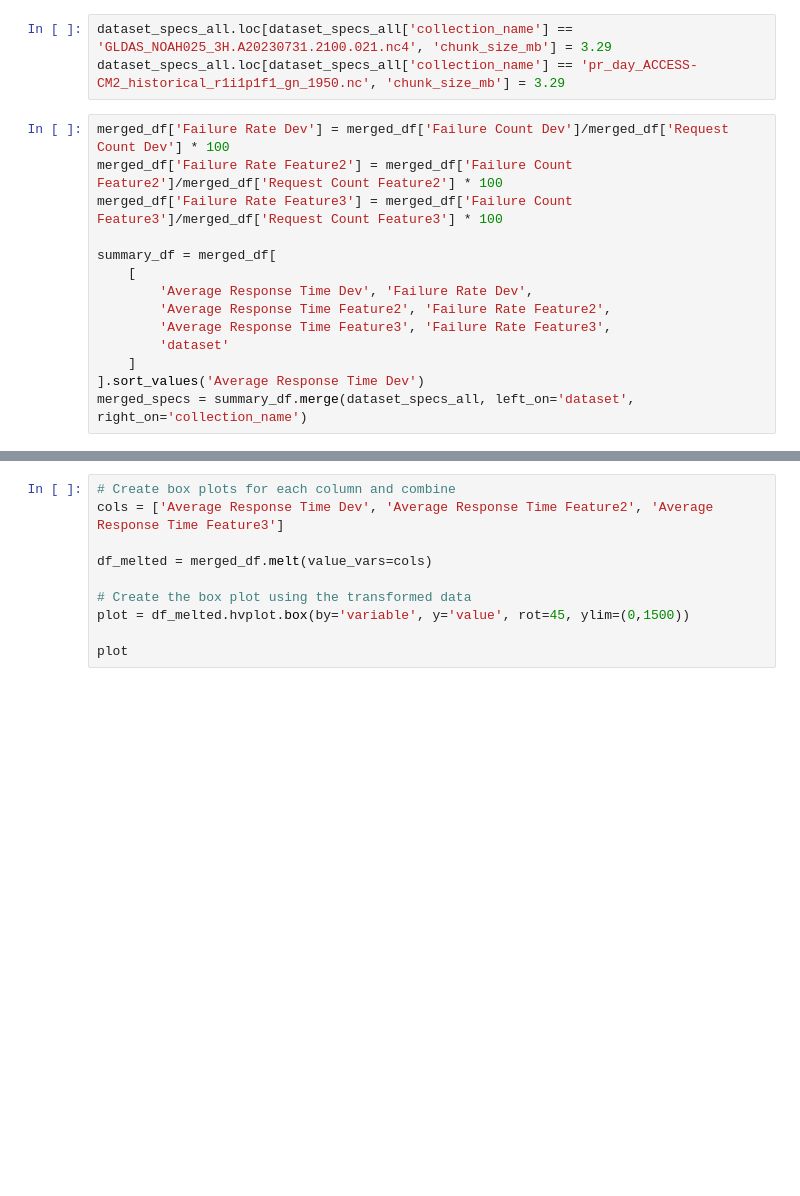
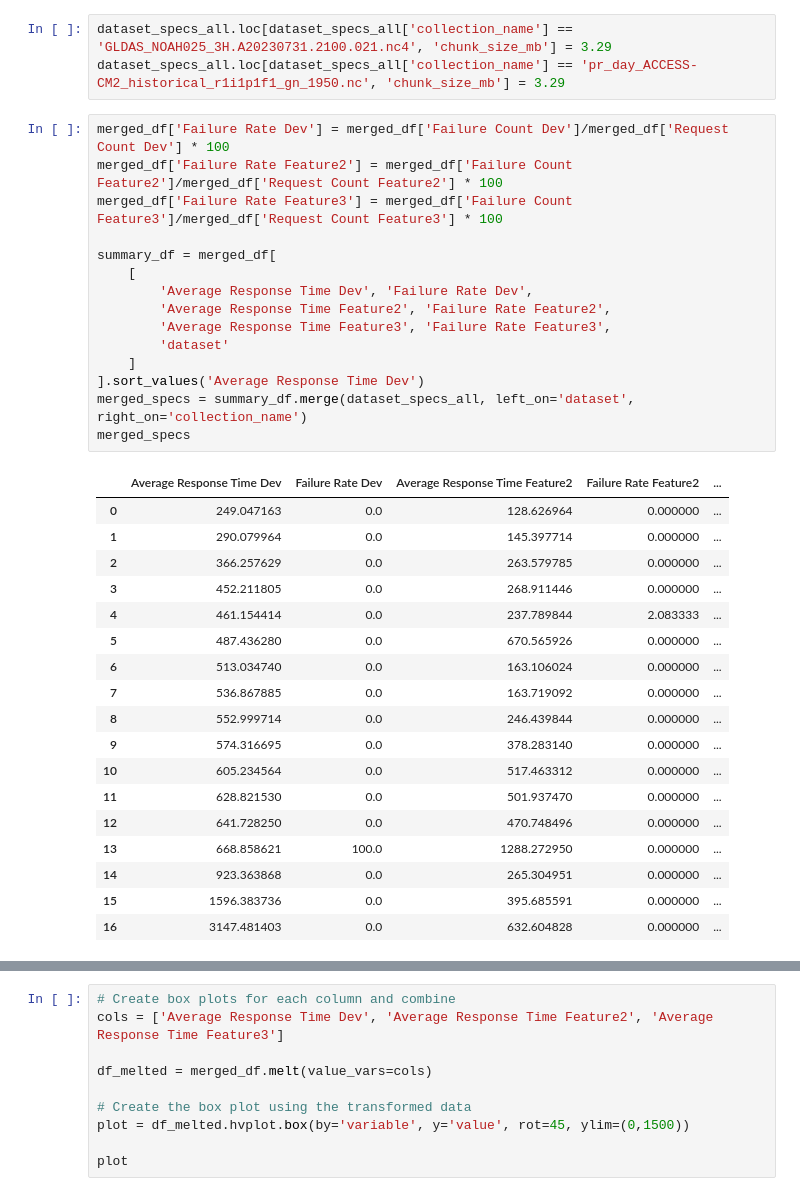
Before and after one commit to developmentseed/tile-benchmarking, a Jupyter notebook: 03-e2e/caching-strategies-report.ipynb, the cells around one changed output, grey strips where cells are left out. Cells and saved outputs as stored; diff of their text form; blank space fills up the shorter version.

```diff
--- a/03-e2e/caching-strategies-report.ipynb
+++ b/03-e2e/caching-strategies-report.ipynb
@@ -368,15 +365,35 @@ dataset_specs_all.loc[dataset_specs_all['collection_name'] == 'pr_day_ACCESS-CM2
 # %%
 merged_df['Failure Rate Dev'] = merged_df['Failure Count Dev']/merged_df['Request Count Dev'] * 100
 merged_df['Failure Rate Feature2'] = merged_df['Failure Count Feature2']/merged_df['Request Count Feature2'] * 100
 merged_df['Failure Rate Feature3'] = merged_df['Failure Count Feature3']/merged_df['Request Count Feature3'] * 100
 
 summary_df = merged_df[
     [
         'Average Response Time Dev', 'Failure Rate Dev',
         'Average Response Time Feature2', 'Failure Rate Feature2',
         'Average Response Time Feature3', 'Failure Rate Feature3',
         'dataset'
     ]
 ].sort_values('Average Response Time Dev')
 merged_specs = summary_df.merge(dataset_specs_all, left_on='dataset', right_on='collection_name')
+merged_specs
+# %% [output]
+|  | Average Response Time Dev | Failure Rate Dev | Average Response Time Feature2 | Failure Rate Feature2 | ... |
+| 0 | 249.047163 | 0.0 | 128.626964 | 0.000000 | ... |
+| 1 | 290.079964 | 0.0 | 145.397714 | 0.000000 | ... |
+| 2 | 366.257629 | 0.0 | 263.579785 | 0.000000 | ... |
+| 3 | 452.211805 | 0.0 | 268.911446 | 0.000000 | ... |
+| 4 | 461.154414 | 0.0 | 237.789844 | 2.083333 | ... |
+| 5 | 487.436280 | 0.0 | 670.565926 | 0.000000 | ... |
+| 6 | 513.034740 | 0.0 | 163.106024 | 0.000000 | ... |
+| 7 | 536.867885 | 0.0 | 163.719092 | 0.000000 | ... |
+| 8 | 552.999714 | 0.0 | 246.439844 | 0.000000 | ... |
+| 9 | 574.316695 | 0.0 | 378.283140 | 0.000000 | ... |
+| 10 | 605.234564 | 0.0 | 517.463312 | 0.000000 | ... |
+| 11 | 628.821530 | 0.0 | 501.937470 | 0.000000 | ... |
+| 12 | 641.728250 | 0.0 | 470.748496 | 0.000000 | ... |
+| 13 | 668.858621 | 100.0 | 1288.272950 | 0.000000 | ... |
+| 14 | 923.363868 | 0.0 | 265.304951 | 0.000000 | ... |
+| 15 | 1596.383736 | 0.0 | 395.685591 | 0.000000 | ... |
+| 16 | 3147.481403 | 0.0 | 632.604828 | 0.000000 | ... |
 # %%
```
Also changed, not shown: parts of 6 cells of this notebook, 3 other files.
